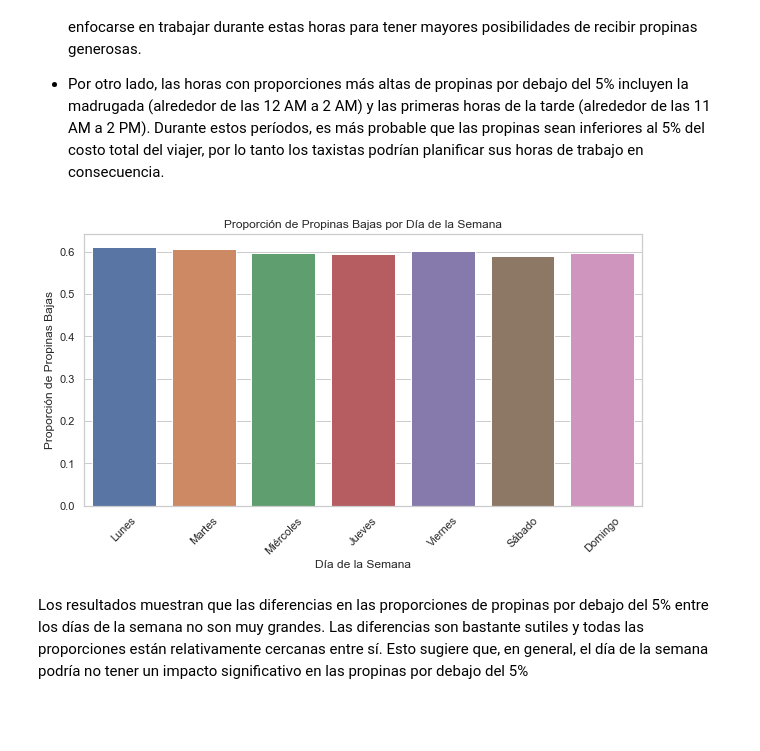
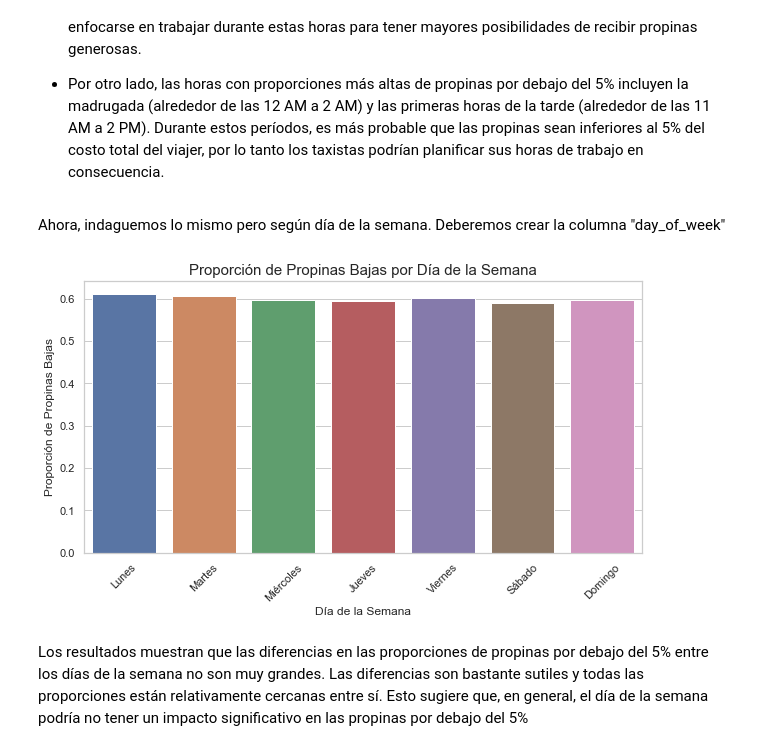
Before and after one commit to agusdiazb/TaxisVerdes_EDA, a Jupyter notebook: script_challenge.ipynb, the cells around one changed output. Cells and saved outputs as stored; diff of their text form; code cells hidden in the pictures; blank space fills up the shorter version.

```diff
--- a/script_challenge.ipynb
+++ b/script_challenge.ipynb
@@ -537,19 +575,24 @@ El gráfico muestra cómo varía la proporción de propinas por debajo del 5% a
 - Las horas del día con proporciones más bajas de propinas por debajo del 5% son aquellas en la segunda mitad de la tarde hasta la noche, especialmente alrededor de las  16 a 22 PM. Esto sugiere que durante estas horas, es más probable que los pasajeros den propinas que superen el 5% del costo total del viaje. Las primeras horas de la mañana (alrededor de las 3 AM a 6 AM) también tienen proporciones relativamente bajas de propinas por debajo del 5%. Los taxistas podrían enfocarse en trabajar durante estas horas para tener mayores posibilidades de recibir propinas generosas.
 
 - Por otro lado, las horas con proporciones más altas de propinas por debajo del 5% incluyen la madrugada (alrededor de las 12 AM a 2 AM) y las primeras horas de la tarde (alrededor de las 11 AM a 2 PM). Durante estos períodos, es más probable que las propinas sean inferiores al 5% del costo total del viajer, por lo tanto los taxistas podrían planificar sus horas de trabajo en consecuencia.
+# %% [markdown]
+Ahora, indaguemos lo mismo pero según día de la semana. Deberemos crear la columna "day_of_week"
+# %%
+# Crear la columna 'day_of_week'
+data_filtered['day_of_week'] = data_filtered['lpep_pickup_datetime'].dt.dayofweek
 # %%
 # Análisis por Día de la Semana
 weekly_analysis = data_filtered.groupby('day_of_week')['tip_below_5_percent'].mean()
 days_of_week = ['Lunes', 'Martes', 'Miércoles', 'Jueves', 'Viernes', 'Sábado', 'Domingo']
 plt.figure(figsize=(10, 5))
 sns.barplot(x=days_of_week, y=weekly_analysis.values)
-plt.title('Proporción de Propinas Bajas por Día de la Semana')
+plt.title('Proporción de Propinas Bajas por Día de la Semana', size = 15)
 plt.xlabel('Día de la Semana')
 plt.ylabel('Proporción de Propinas Bajas')
 plt.xticks(rotation=45)
 plt.show()
 # %% [output]
-[figure, old version]
+[figure, new version]
 # %% [markdown]
 Los resultados muestran que las diferencias en las proporciones de propinas por debajo del 5% entre los días de la semana no son muy grandes. Las diferencias son bastante sutiles y todas las proporciones están relativamente cercanas entre sí. Esto sugiere que, en general, el día de la semana podría no tener un impacto significativo en las propinas por debajo del 5%
 # %%
```
Also changed, not shown: parts of 18 cells of this notebook.
